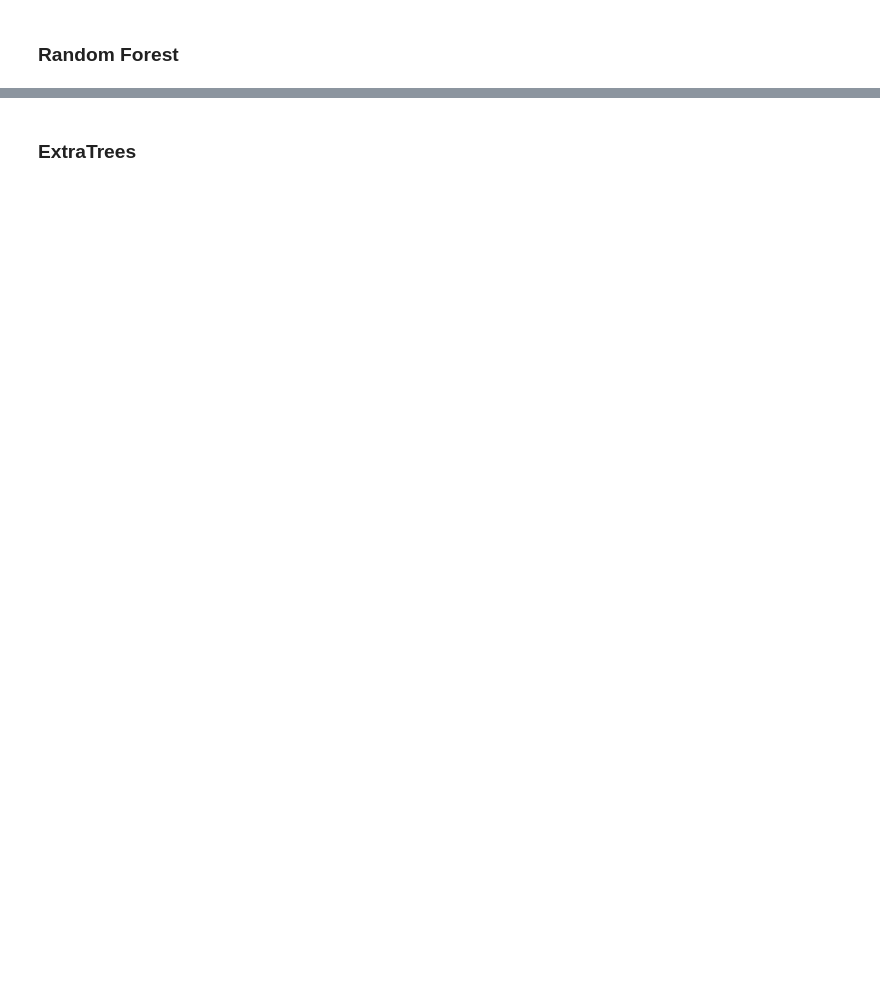
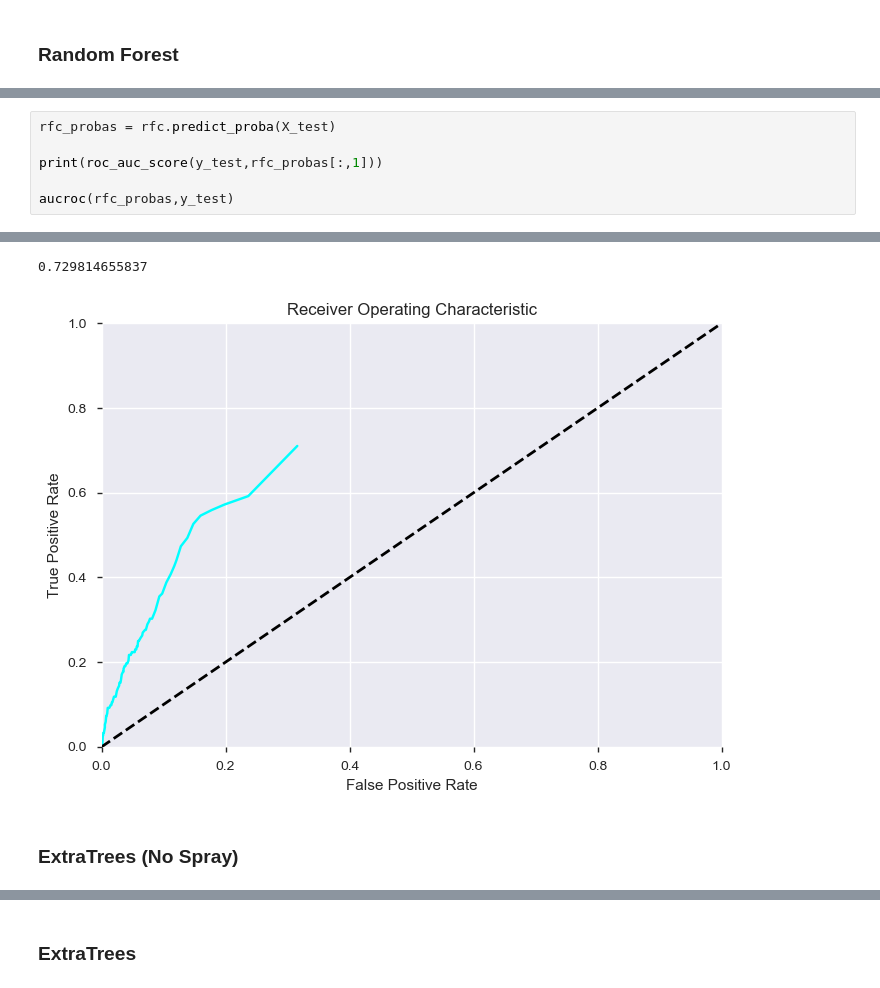
Before and after one commit to mjschillawski/west_nile_virus, a Jupyter notebook: schillawski_wnv.ipynb, the cells around one changed output, grey strips where cells are left out. Drawn from its saved outputs; the diff is of its cells as text; blank space fills up the shorter version.

```diff
--- a/schillawski_wnv.ipynb
+++ b/schillawski_wnv.ipynb
@@ -927,0 +1156,7 @@ KeyboardInterrupt:
+# %%
+rfc_probas = rfc.predict_proba(X_test)
+
+print(roc_auc_score(y_test,rfc_probas[:,1]))
+
+aucroc(rfc_probas,y_test)
+# %% [output]
@@ -927,0 +1165,4 @@ KeyboardInterrupt:
+0.729814655837
+[figure, added]
+# %% [markdown]
+### ExtraTrees (No Spray)
```
Also changed, not shown: parts of 76 cells of this notebook, 1 other file.
